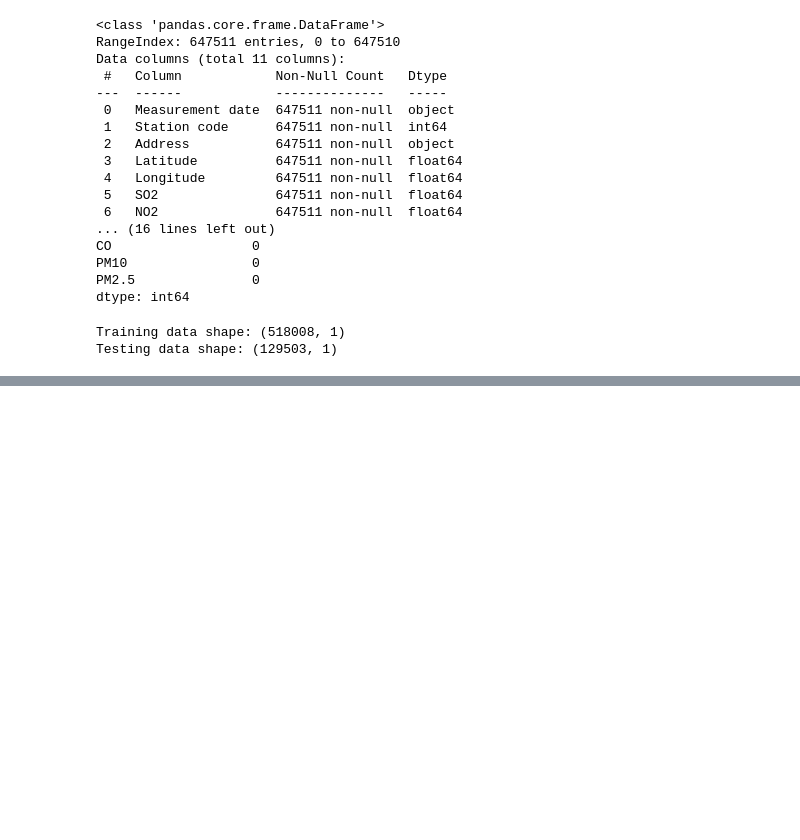
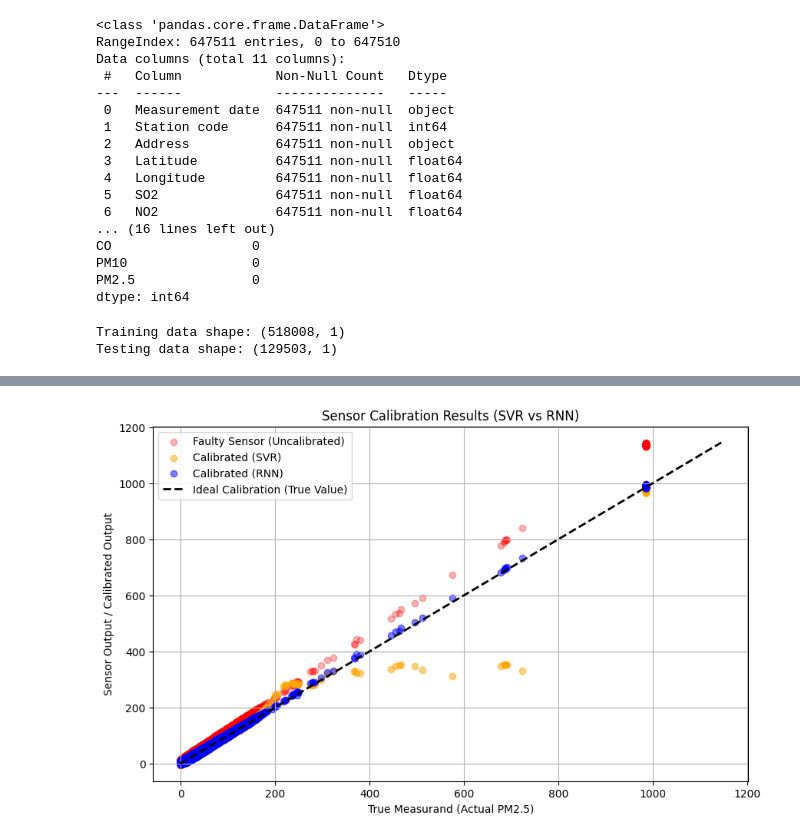
Before and after one commit to atakangudulluogluhv/Sensor-Calibration-AI-HV, a Jupyter notebook: Sensor Calibration using AI.ipynb, the cells around one changed output, grey strips where cells are left out. Saved outputs shown, nothing was run; the diff lists cells and outputs as text; code cells hidden in the pictures; blank space fills up the shorter version.

```diff
--- a/Sensor Calibration using AI.ipynb
+++ b/Sensor Calibration using AI.ipynb
@@ -199,0 +190,23 @@ R-squared (R2): 1.00
+# %%
+plt.figure(figsize=(10, 6))
+faulty_sensor_data = np.ravel(X_test)
+true_measurand = np.ravel(y_test)
+plt.scatter(true_measurand, faulty_sensor_data, color='red', alpha=0.3, label='Faulty Sensor (Uncalibrated)')
+plt.scatter(true_measurand, y_pred_svr, color='orange', alpha=0.5, label='Calibrated (SVR)')
+
+plt.scatter(true_measurand, y_pred_rnn, color='blue', alpha=0.5, label='Calibrated (RNN)')
+min_val = min(np.min(true_measurand), 0)
+max_val = max(np.max(true_measurand), np.max(faulty_sensor_data))
+plt.plot([min_val, max_val], [min_val, max_val], 'k--', lw=2, label='Ideal Calibration (True Value)')
+
+plt.title('Sensor Calibration Results (SVR vs RNN)')
+plt.xlabel('True Measurand (Actual PM2.5)')
+plt.ylabel('Sensor Output / Calibrated Output')
+plt.grid(True)
+plt.legend()
+
+
+plt.savefig("svr_rnn_calibration.png", dpi=300, bbox_inches='tight')
+plt.show()
+# %% [output]
+[figure, added]
```
Also changed, not shown: parts of 2 cells of this notebook.
